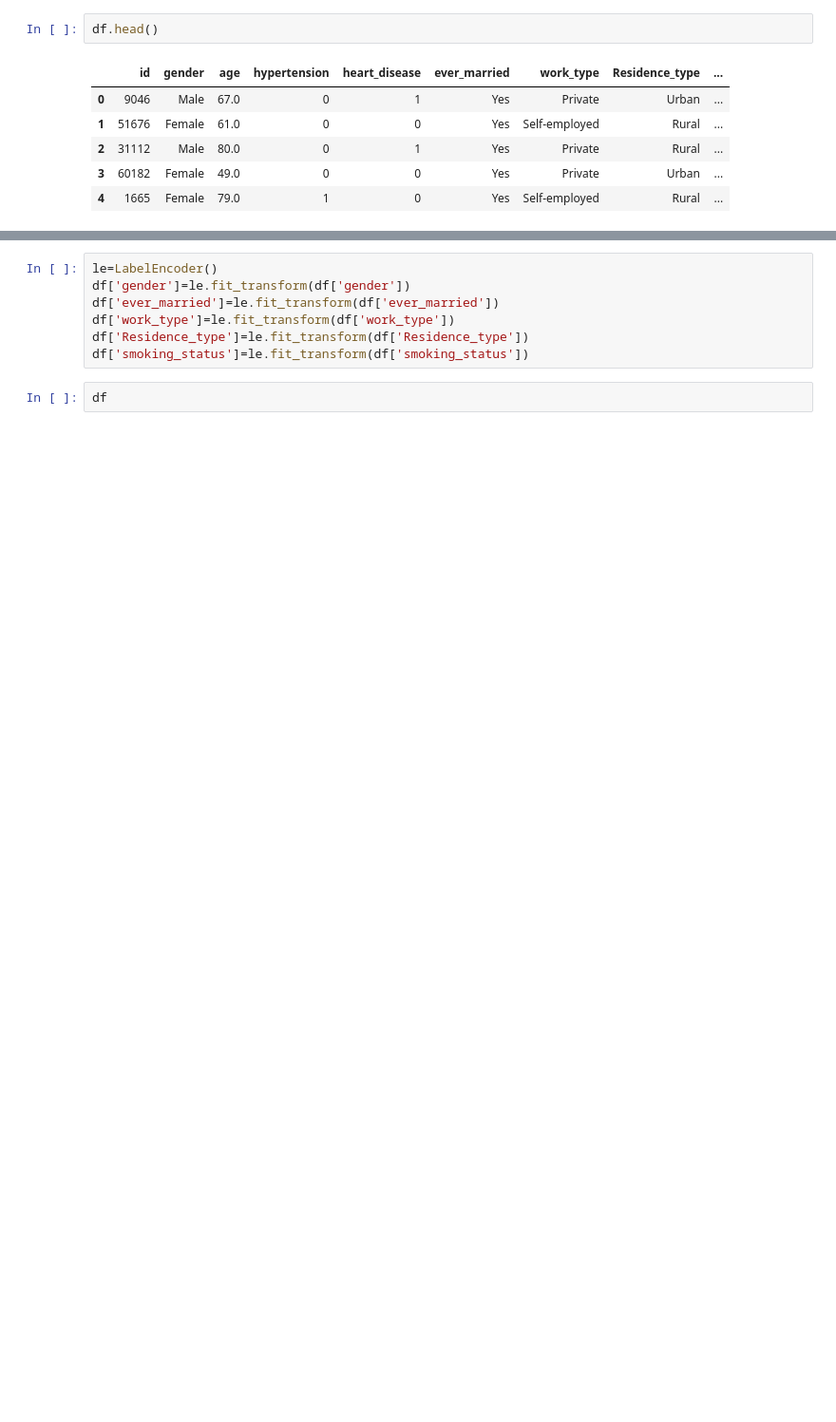
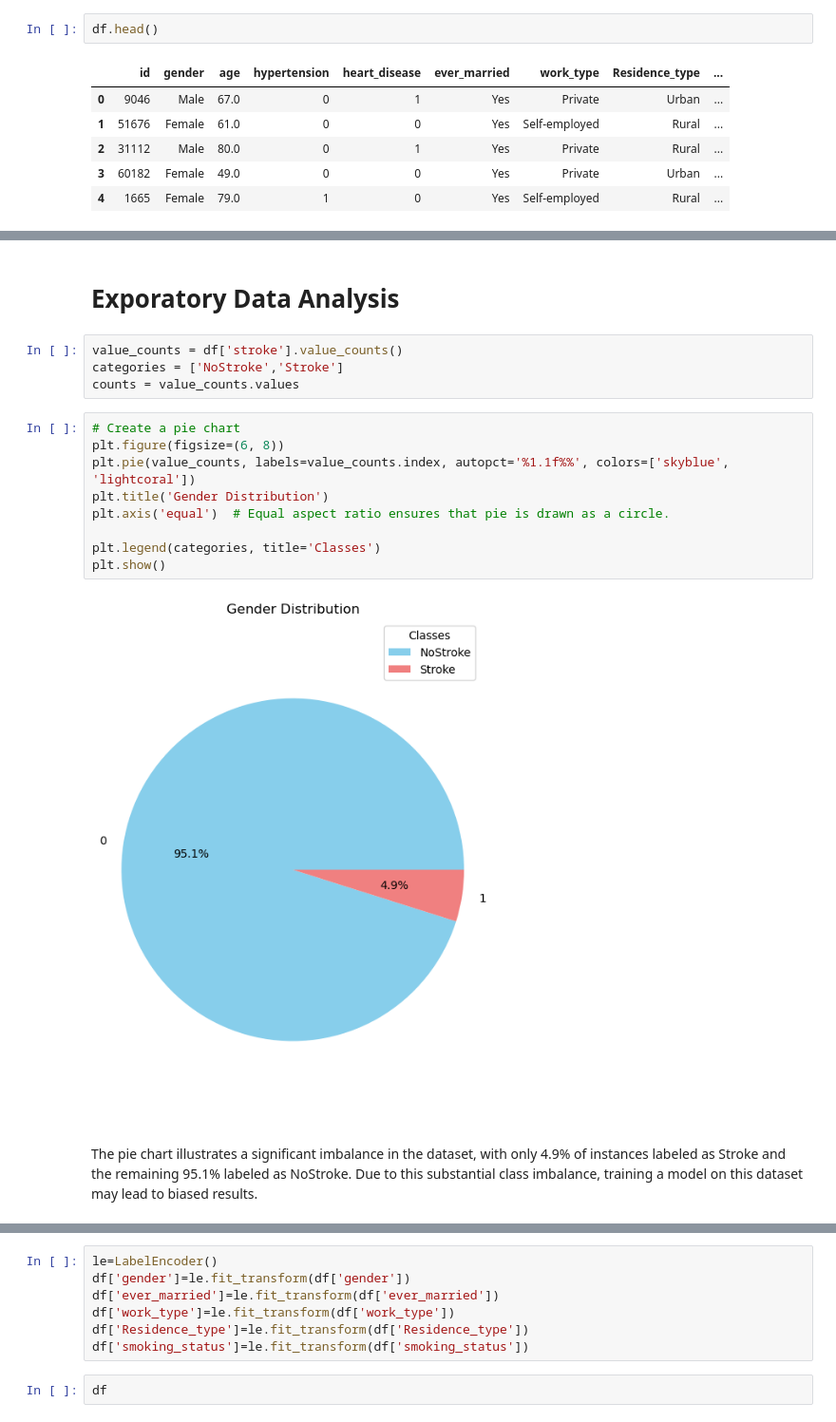
Before and after one commit to sureshmht23/Stroke_Prediction_Project, a Jupyter notebook: Project-1_Data_Visualization.ipynb, the cells around one changed output, grey strips where cells are left out. Shown: that part at 95% size. Saved outputs shown, nothing was run; the diff lists cells and outputs as text; blank space fills up the shorter version.

```diff
--- a/Project-1_Data_Visualization.ipynb
+++ b/Project-1_Data_Visualization.ipynb
@@ -27,0 +79,19 @@ df.head()
+# %% [markdown]
+# Exporatory Data Analysis
+# %%
+value_counts = df['stroke'].value_counts()
+categories = ['NoStroke','Stroke']
+counts = value_counts.values
+# %%
+# Create a pie chart
+plt.figure(figsize=(6, 8))
+plt.pie(value_counts, labels=value_counts.index, autopct='%1.1f%%', colors=['skyblue', 'lightcoral'])
+plt.title('Gender Distribution')
+plt.axis('equal')  # Equal aspect ratio ensures that pie is drawn as a circle.
+
+plt.legend(categories, title='Classes')
+plt.show()
+# %% [output]
+[figure, added]
+# %% [markdown]
+The pie chart illustrates a significant imbalance in the dataset, with only 4.9% of instances labeled as Stroke and the remaining 95.1% labeled as NoStroke. Due to this substantial class imbalance, training a model on this dataset may lead to biased results.
```
Also changed, not shown: parts of 48 cells of this notebook, 1 other file.
